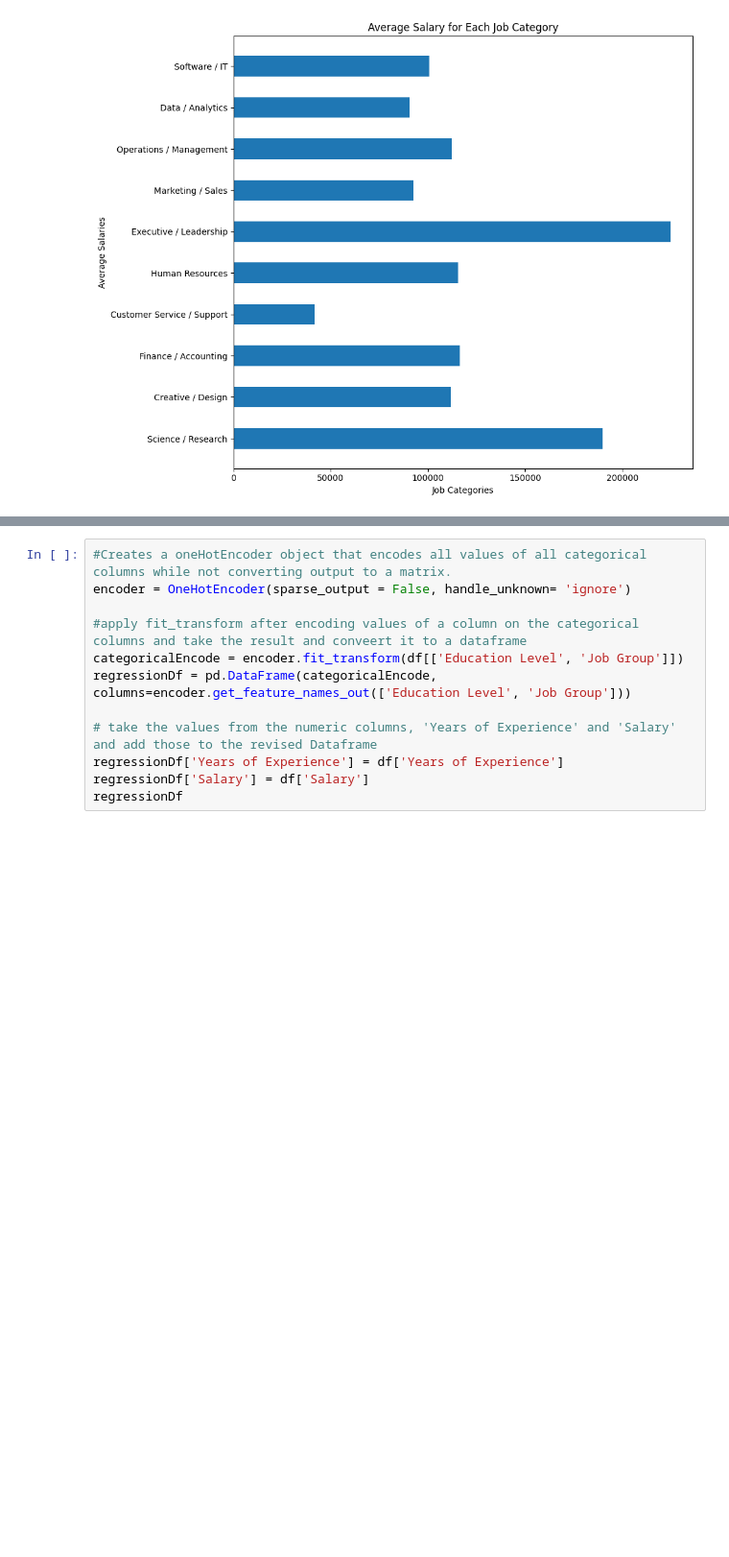
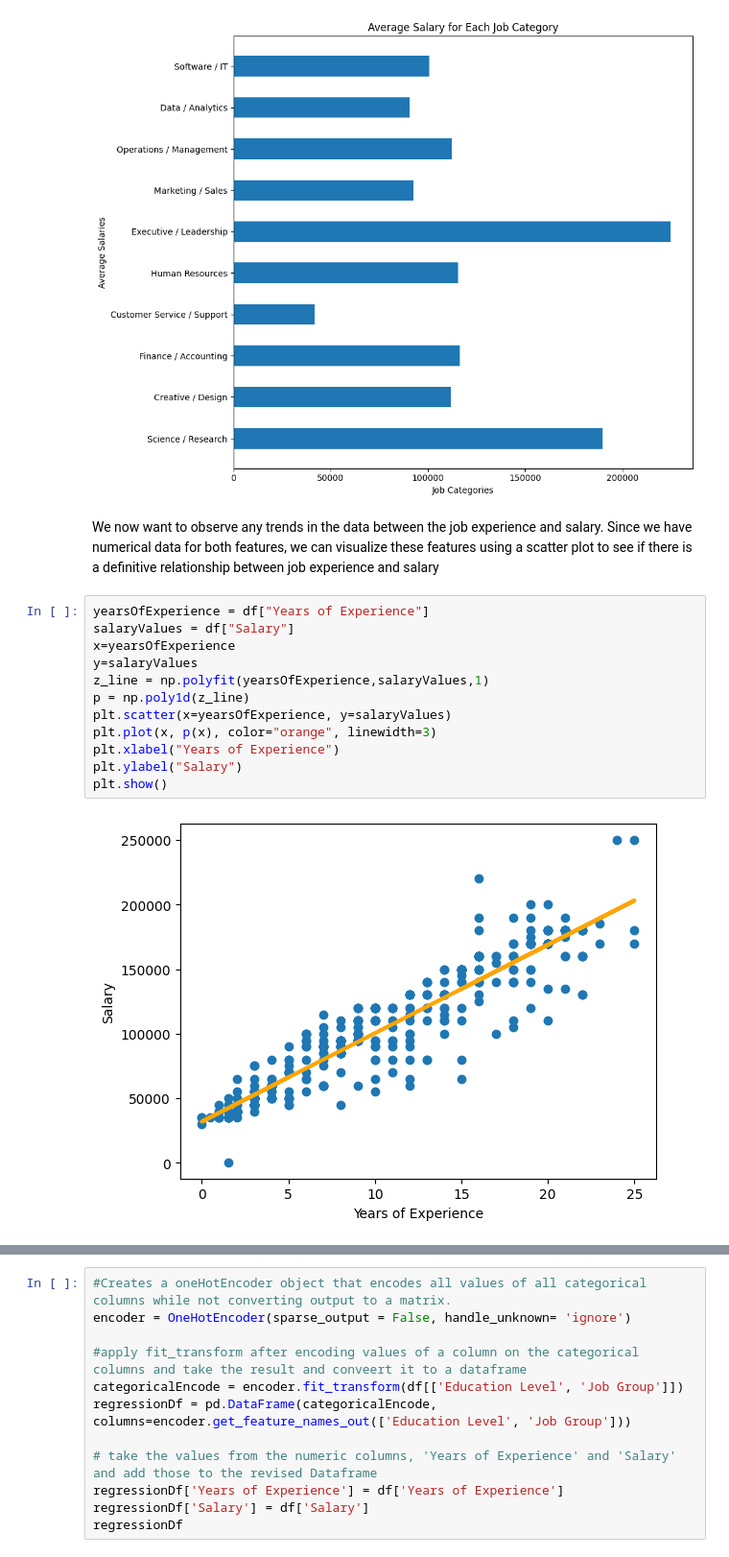
Before and after one commit to NeilR9/Salary-Prediction-Model, a Jupyter notebook: salary_prediction_model_analysis.ipynb, the cells around one changed output, grey strips where cells are left out. Shown: that part at 96% size. Drawn from its saved outputs; the diff is of its cells as text; blank space fills up the shorter version.

```diff
--- a/salary_prediction_model_analysis.ipynb
+++ b/salary_prediction_model_analysis.ipynb
@@ -272,3 +295,19 @@ plt.tight_layout()
 plt.show()
 # %% [output]
 [figure]
+# %% [markdown]
+We now want to observe any trends in the data between the job experience and salary. Since we have numerical data for both features, we can visualize these features using a scatter plot to see if there is a definitive relationship between job experience and salary
+# %%
+yearsOfExperience = df["Years of Experience"]
+salaryValues = df["Salary"]
+x=yearsOfExperience
+y=salaryValues
+z_line = np.polyfit(yearsOfExperience,salaryValues,1)
+p = np.poly1d(z_line)
+plt.scatter(x=yearsOfExperience, y=salaryValues)
+plt.plot(x, p(x), color="orange", linewidth=3)
+plt.xlabel("Years of Experience")
+plt.ylabel("Salary")
+plt.show()
+# %% [output]
+[figure, added]
```
Also changed, not shown: parts of 31 cells of this notebook, 1 other file.
